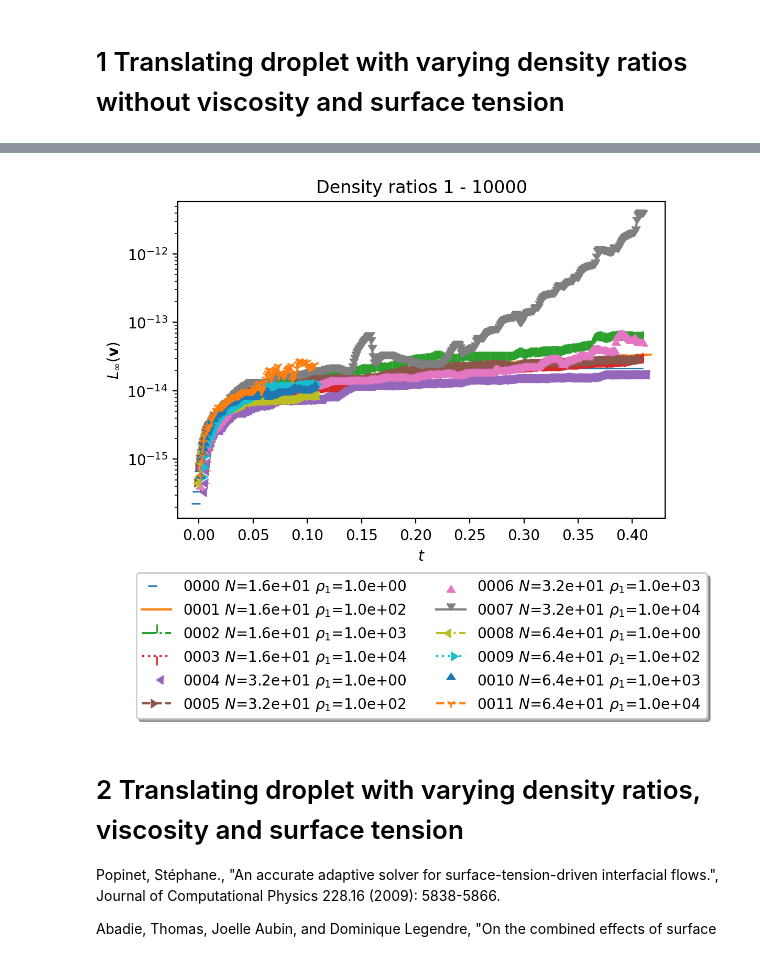
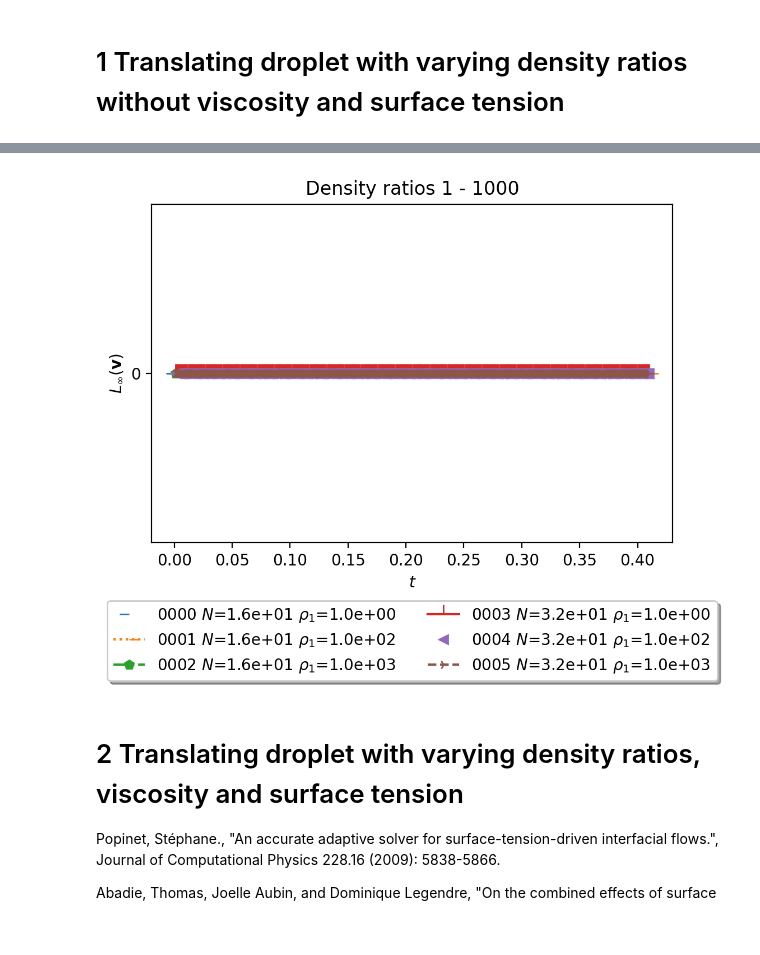
Before and after one commit to CRC-1194/lent, a Jupyter notebook: cases/flow-solution/translating-droplet/three-dimensional/translating-droplet-3D.ipynb, the cells around one changed output, grey strips where cells are left out. Drawn from its saved outputs; the diff is of its cells as text; code cells hidden in the pictures.

```diff
--- a/cases/flow-solution/translating-droplet/three-dimensional/translating-droplet-3D.ipynb
+++ b/cases/flow-solution/translating-droplet/three-dimensional/translating-droplet-3D.ipynb
@@ -33,7 +33,7 @@ from matplotlib import rcParams
 rcParams["figure.dpi"] = 200
 # %%
 densityRatioAgglom  = datglom.data_agglomerator("densityRatioInfluence.parameter",
-                                                "r7domain-densityRatioInfluence.parameter_00000_template_copy_block",
+                                                "noMomentumPredictor/densityRatioInfluence.parameter_00000_template_copy_block",
                                                 "stationaryDropletResults.csv")
 
 densityRatioDframe = densityRatioAgglom.study_dataframe()
@@ -44,6 +44,6 @@ plotDict={"x" : "time", "xsymb" : r"$t$",
           "resolution" : r"$N$", "rho_droplet" : r"$\rho_1$",
           "nu_droplet" : r"$\nu_1$"};
 plot_dframe(densityRatioDframe, densityRatioAgglom,
-            title="Density ratios 1 - 1e06",
+            title="All density ratios",
             plotDict=plotDict, ncol=2)
 # %% [output]
@@ -51,10 +51,10 @@ plot_dframe(densityRatioDframe, densityRatioAgglom,
 # %%
 idx = pd.IndexSlice
-plot_dframe(densityRatioDframe.loc[idx[[16,32,64],[1,100,1000,10000],:]], densityRatioAgglom,
-            title="Density ratios 1 - 10000",
+plot_dframe(densityRatioDframe.loc[idx[[16,32,64],[1,100,1000],:]], densityRatioAgglom,
+            title="Density ratios 1 - 1000",
             plotDict=plotDict)
 # %% [output]
-[figure, old version]
+[figure, new version]
 # %% [markdown]
 # 2 Translating droplet with varying density ratios, viscosity and surface tension
 
```
Also changed, not shown: parts of 4 cells of this notebook.
